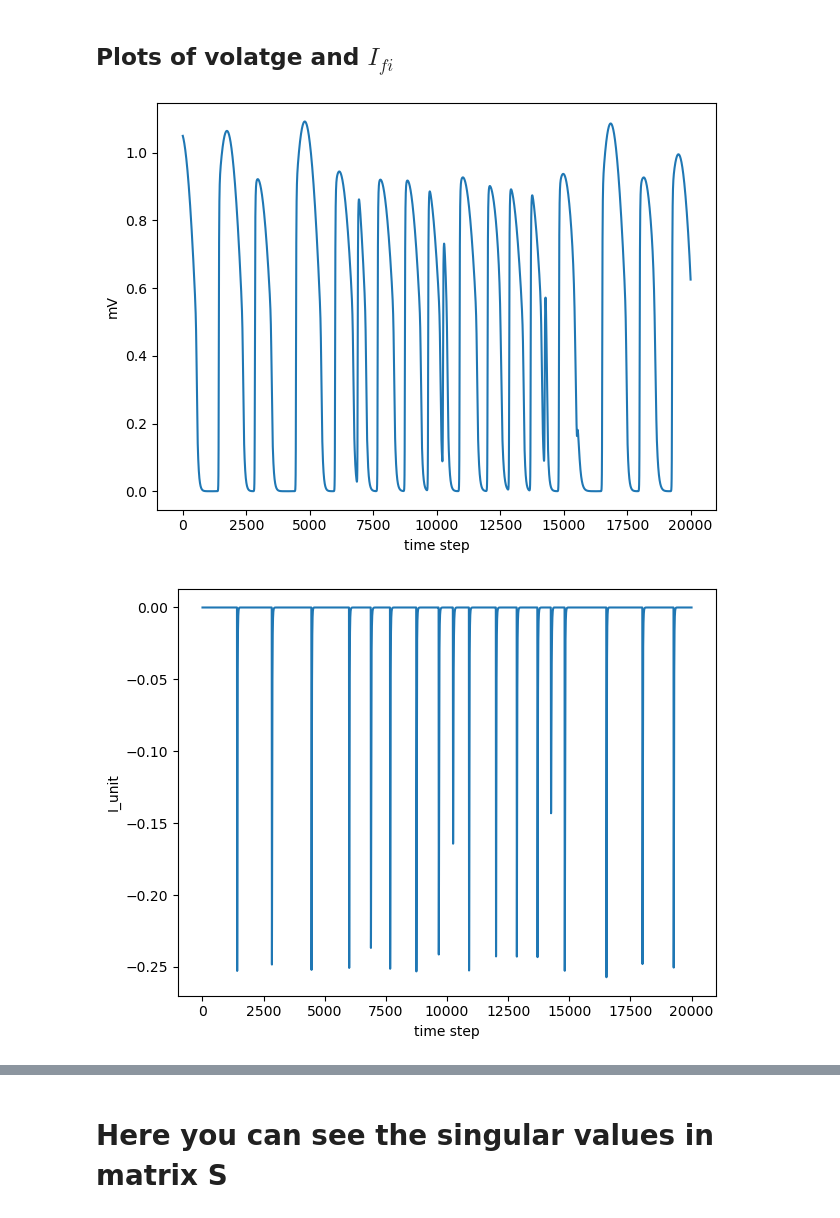
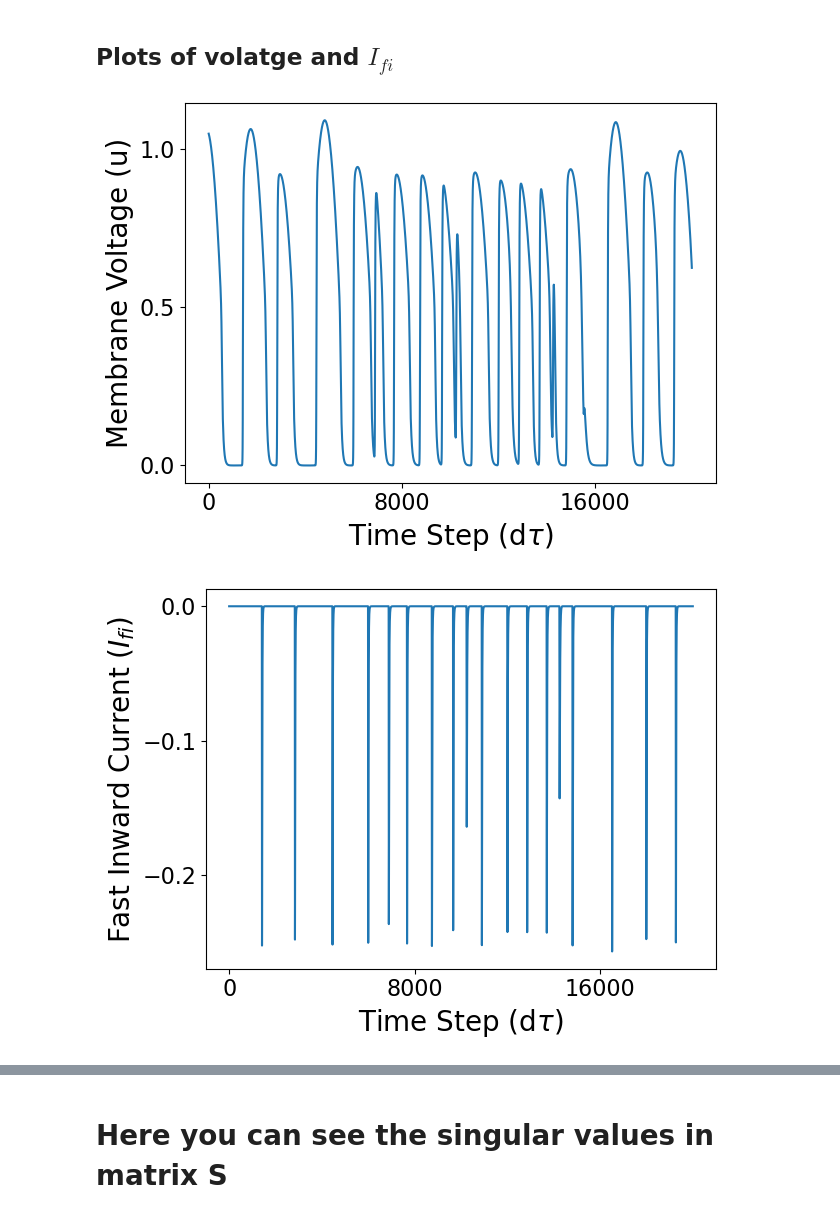
Before and after one commit to William-XiaodongAn/Quantifying-The-Complex-Spatiotemporal-Chaos-of-Cardiac-Fibrillation-in-Ionic-Models, a Jupyter notebook: analysis_ipynb_scripts/identify index.ipynb, the cells around one changed output, grey strips where cells are left out. Cells and saved outputs as stored; diff of their text form; code cells hidden in the pictures.

```diff
--- a/analysis_ipynb_scripts/identify index.ipynb
+++ b/analysis_ipynb_scripts/identify index.ipynb
@@ -44,21 +46,29 @@ with open('v_currents_p1_set1.csv') as csv_file: # totally 100 points
 ## Plots of volatge and $I_{fi}$
 # %%
 plt.plot(v)
-plt.xlabel('time step')
-plt.ylabel('mV')
+plt.tick_params(axis='both', which='major', labelsize=16)  # make tick labels larger
+plt.gca().xaxis.set_major_locator(MaxNLocator(nbins=3))  # Max 5 ticks on x-axis
+plt.gca().yaxis.set_major_locator(MaxNLocator(nbins=3))  # Max 5 ticks on x-axis
+
+plt.xlabel(r'Time Step (d$\tau$)',fontsize=20)
+plt.ylabel(r'Membrane Voltage (u)',fontsize=20)
 plt.tight_layout()
 
-plt.savefig('ICC V')
+plt.savefig('ICC_V')
 # %% [output]
-[figure, old version]
+[figure, new version]
 # %%
 plt.plot(Ifi)
-plt.xlabel('time step')
-plt.ylabel('I_unit')
+plt.tick_params(axis='both', which='major', labelsize=16)  # make tick labels larger
+plt.gca().xaxis.set_major_locator(MaxNLocator(nbins=3))  # Max 5 ticks on x-axis
+plt.gca().yaxis.set_major_locator(MaxNLocator(nbins=3))  # Max 5 ticks on x-axis
+
+plt.xlabel(r'Time Step (d$\tau$)',fontsize=20)
+plt.ylabel(r'Fast Inward Current ($I_{fi}$)',fontsize=20)
 plt.tight_layout()
 
-plt.savefig('ICC Ifi')
+plt.savefig('ICC_Ifi')
 # %% [output]
-[figure, old version]
+[figure, new version]
 # %%
 plt.plot(Iso1)
```
Also changed, not shown: parts of 5 cells of this notebook, 21 other files.
